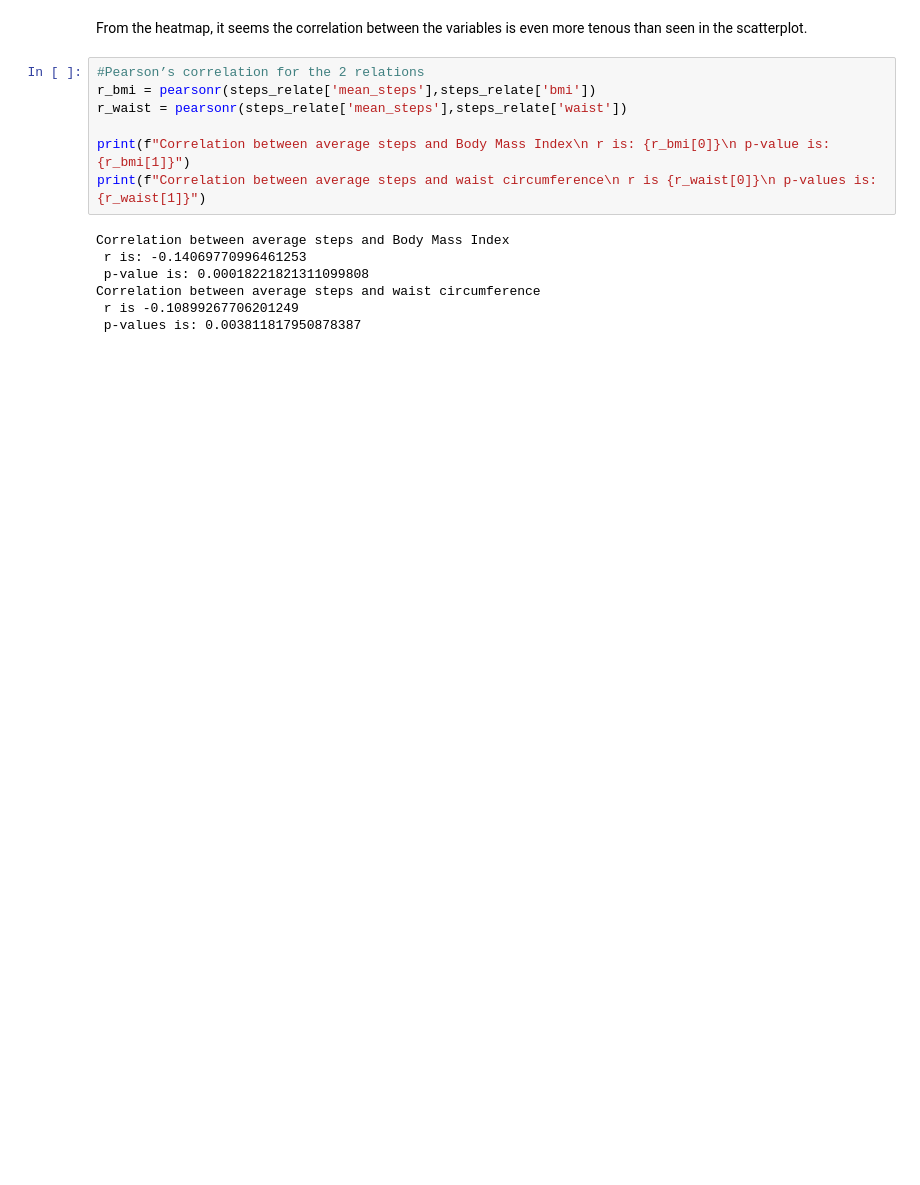
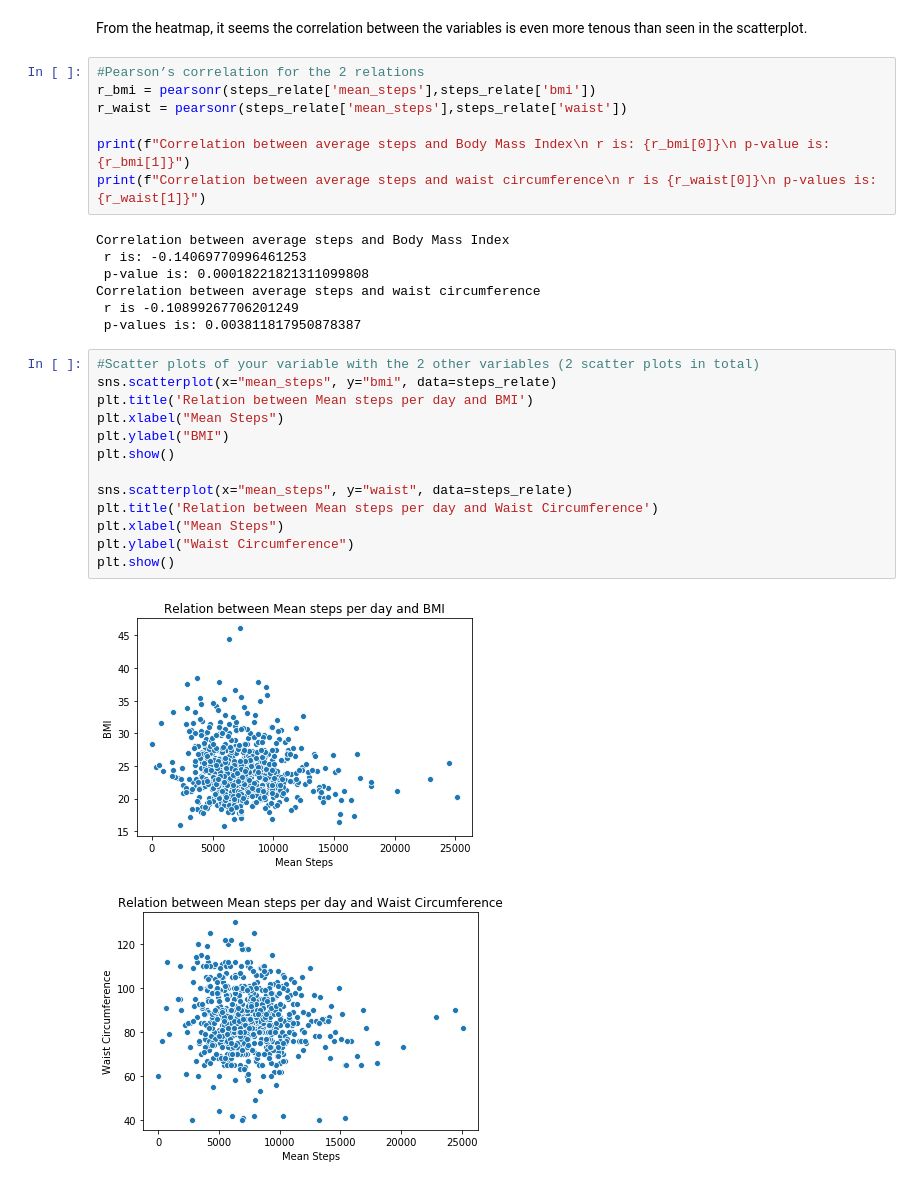
Before and after one commit to JahouNyan/DDL_Ex, a Jupyter notebook: Assignments/Assignment_1/Assignment_1.ipynb, the cells around one changed output. Cells and saved outputs as stored; diff of their text form; blank space fills up the shorter version.

```diff
--- a/Assignments/Assignment_1/Assignment_1.ipynb
+++ b/Assignments/Assignment_1/Assignment_1.ipynb
@@ -282,3 +282,19 @@ Correlation between average steps and Body Mass Index
 Correlation between average steps and waist circumference
  r is -0.10899267706201249
  p-values is: 0.003811817950878387
+# %%
+#Scatter plots of your variable with the 2 other variables (2 scatter plots in total)
+sns.scatterplot(x="mean_steps", y="bmi", data=steps_relate)
+plt.title('Relation between Mean steps per day and BMI')
+plt.xlabel("Mean Steps")
+plt.ylabel("BMI")
+plt.show()
+
+sns.scatterplot(x="mean_steps", y="waist", data=steps_relate)
+plt.title('Relation between Mean steps per day and Waist Circumference')
+plt.xlabel("Mean Steps")
+plt.ylabel("Waist Circumference")
+plt.show()
+# %% [output]
+[figure, added]
+[figure, added]
```
Also changed, not shown: parts of 14 cells of this notebook.
